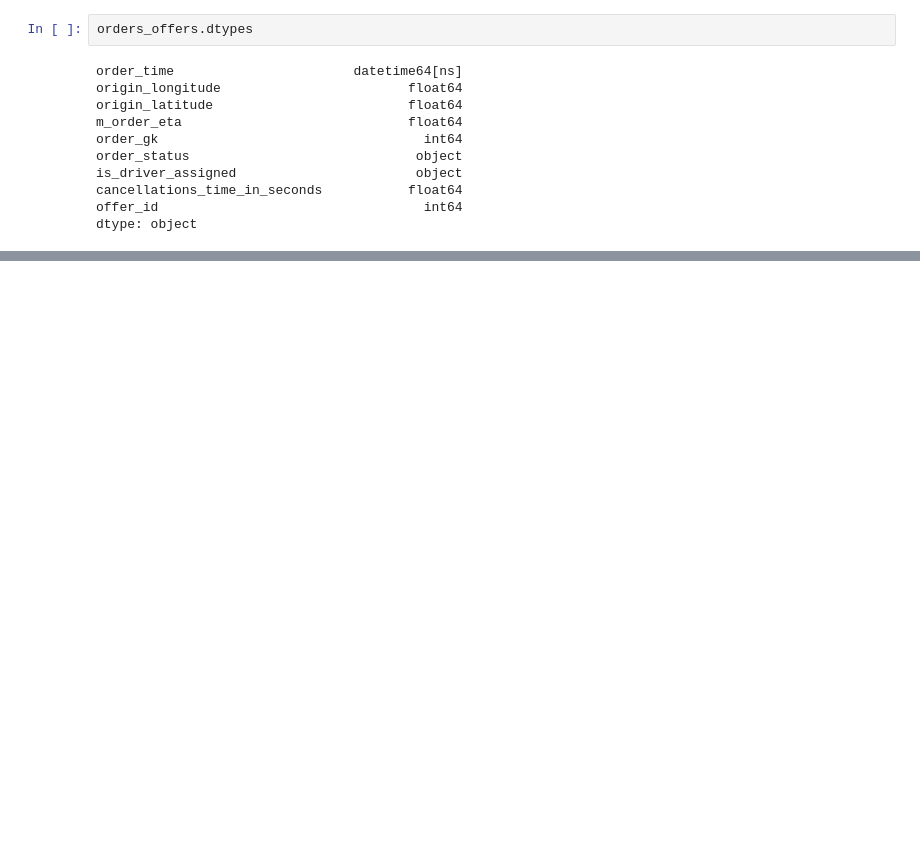
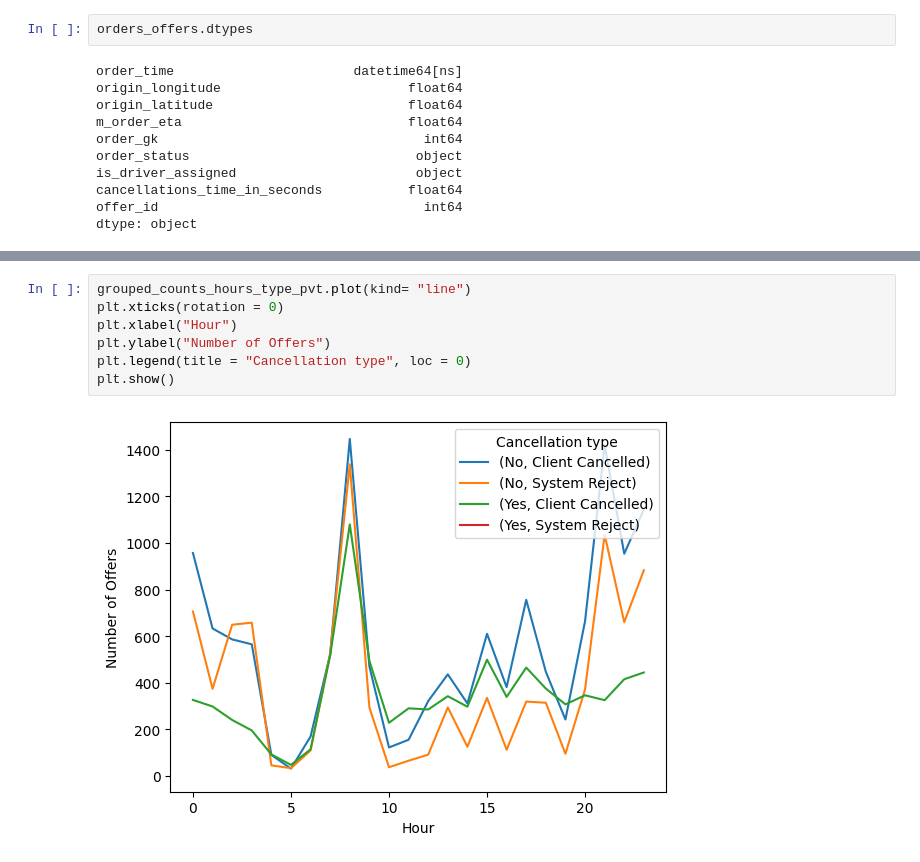
Before and after one commit to adam-grove/Practice, a Jupyter notebook: Failed Orders Project/assingment.ipynb, the cells around one changed output, grey strips where cells are left out. Saved outputs shown, nothing was run; the diff lists cells and outputs as text; blank space fills up the shorter version.

```diff
--- a/Failed Orders Project/assingment.ipynb
+++ b/Failed Orders Project/assingment.ipynb
@@ -288,0 +324,9 @@ Name: order_gk, Length: 73, dtype: int64
+# %%
+grouped_counts_hours_type_pvt.plot(kind= "line")
+plt.xticks(rotation = 0)
+plt.xlabel("Hour")
+plt.ylabel("Number of Offers")
+plt.legend(title = "Cancellation type", loc = 0)
+plt.show()
+# %% [output]
+[figure, added]
```
Also changed, not shown: parts of 27 cells of this notebook.
